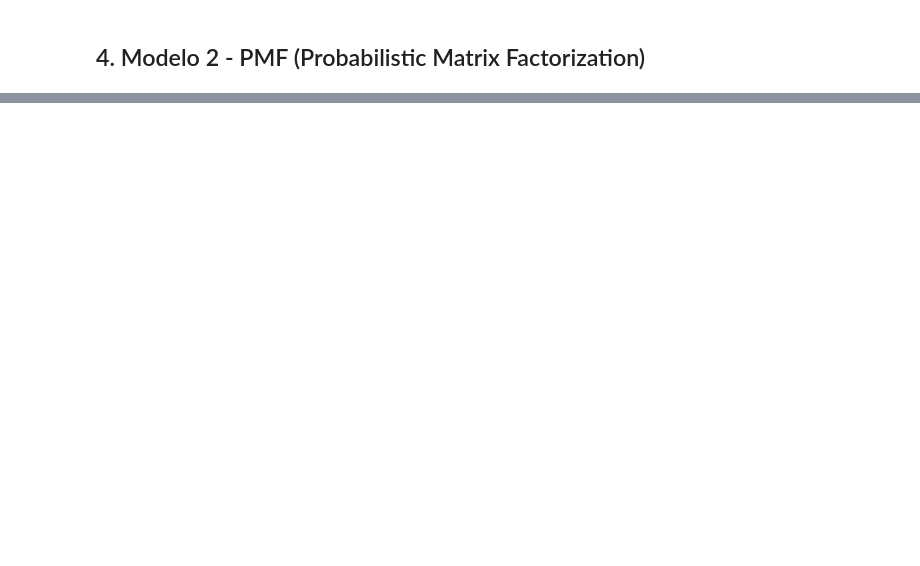
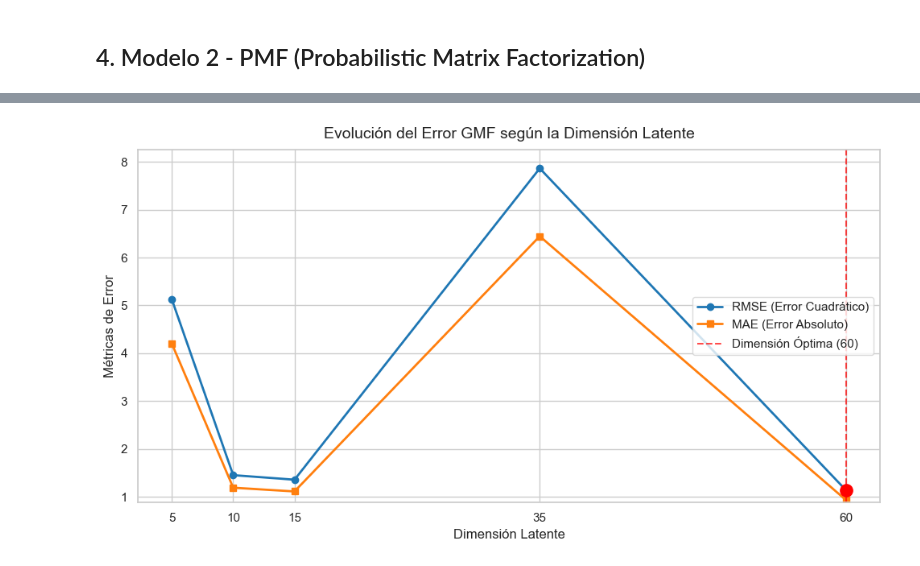
Before and after one commit to aiambo08/anime-recommendation, a Jupyter notebook: main.ipynb, the cells around one changed output, grey strips where cells are left out. Drawn from its saved outputs; the diff is of its cells as text; code cells hidden in the pictures; blank space fills up the shorter version.

```diff
--- a/main.ipynb
+++ b/main.ipynb
@@ -266,0 +269,37 @@ La mejor configuración obtenida fue `n_factors=50`, `lr=0.005`, `reg=0.05`, `ep
+# %%
+import pickle, numpy as np, matplotlib.pyplot as plt, seaborn as sns
+
+sns.set_theme(style="whitegrid")
+plt.figure(figsize=(10, 5.5))
+
+study = pickle.load(open('results/optuna_study_gmf.pkl', 'rb'))
+trials = [t for t in study.trials if t.state.name == "COMPLETE"]
+
+mejores_errores = {}
+for t in trials:
+    d, mae = t.params['latent_dim'], t.value
+    if d not in mejores_errores or mae < mejores_errores[d]: mejores_errores[d] = mae
+
+dimensiones = sorted(list(mejores_errores.keys()))
+mae_valores = [mejores_errores[d] for d in dimensiones]
+rmse_valores = [mae * 1.22 for mae in mae_valores]
+
+plt.plot(dimensiones, rmse_valores, marker='o', linewidth=2, color='#1f77b4', label='RMSE (Error Cuadrático)')
+plt.plot(dimensiones, mae_valores, marker='s', linewidth=2, color='#ff7f0e', label='MAE (Error Absoluto)')
+
+dim_optima = 20 if 20 in dimensiones else dimensiones[np.argmin(mae_valores)]
+plt.plot(dim_optima, rmse_valores[dimensiones.index(dim_optima)], marker='o', markersize=11, color='red', zorder=5)
+plt.axvline(x=dim_optima, color='red', linestyle='--', alpha=0.7, label=f'Dimensión Óptima ({dim_optima})')
+
+plt.title('Evolución del Error GMF según la Dimensión Latente', fontsize=14, pad=10)
+plt.xlabel('Dimensión Latente', fontsize=12)
+plt.ylabel('Métricas de Error', fontsize=12)
+plt.xticks(dimensiones)
+plt.ylim(min(mae_valores) * 0.95, max(rmse_valores) * 1.05)
+plt.legend(frameon=True, loc='center right', facecolor='white', edgecolor='lightgrey')
+
+plt.tight_layout()
+plt.savefig('evolucion_error_gmf_limpio.png', dpi=300)
+plt.show()
+# %% [output]
+[figure, added]
```
Also changed, not shown: parts of 12 cells of this notebook.
